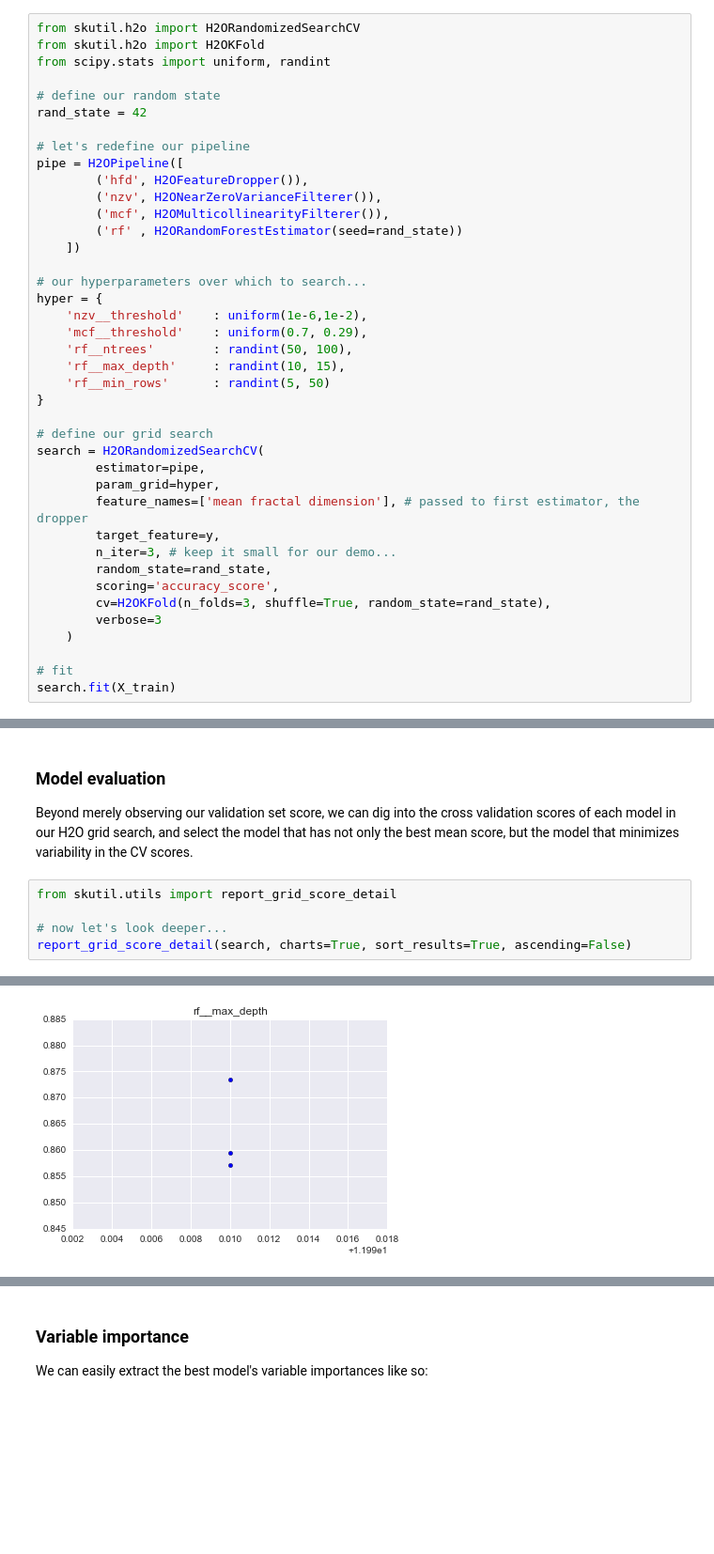
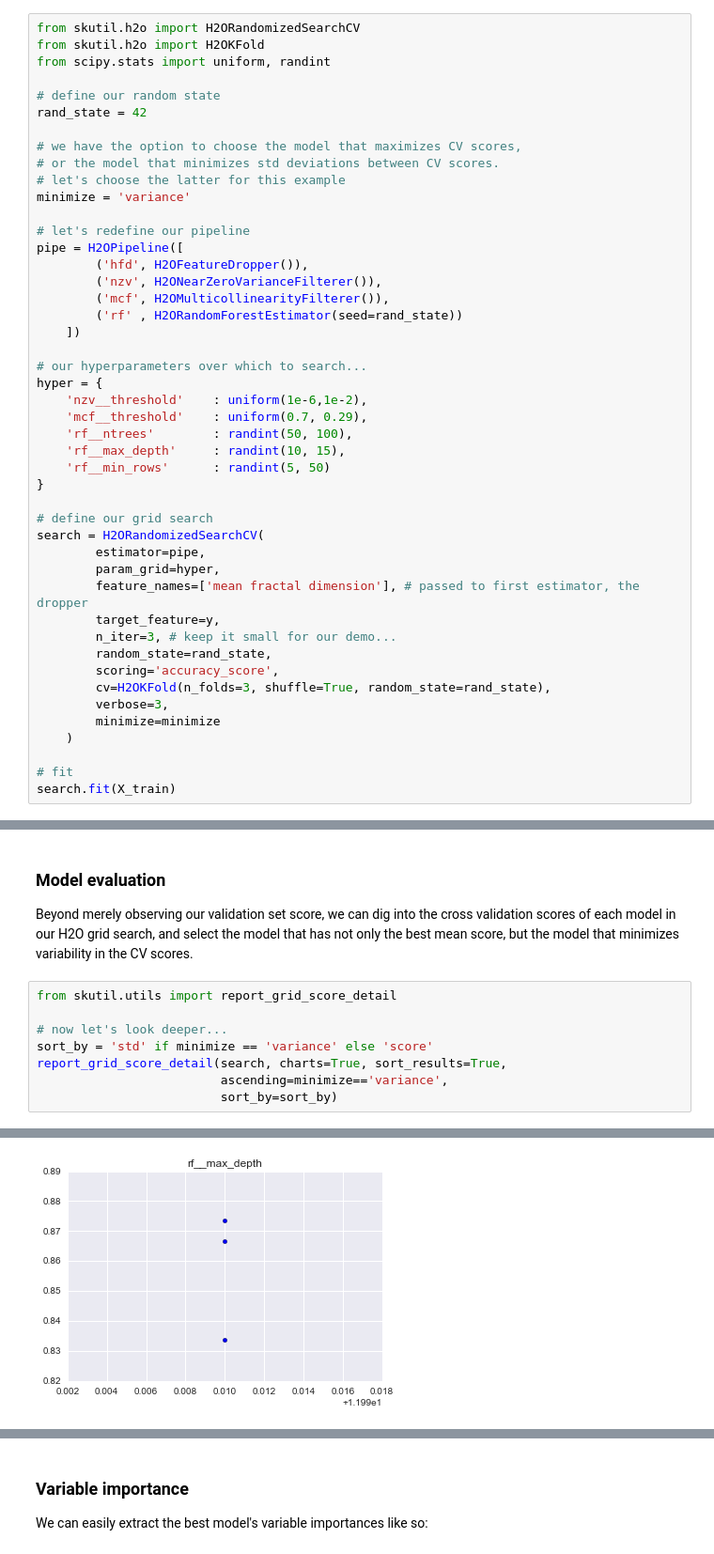
Before and after one commit to tgsmith61591/skutil, a Jupyter notebook: doc/examples/h2o/h2o_example.ipynb, the cells around one changed output, grey strips where cells are left out. Shown at 94% size. Saved outputs shown, nothing was run; the diff lists cells and outputs as text; blank space fills up the shorter version.

Commit message:
[ci skip] updated h2o example

```diff
--- a/doc/examples/h2o/h2o_example.ipynb
+++ b/doc/examples/h2o/h2o_example.ipynb
@@ -310,6 +311,11 @@ from scipy.stats import uniform, randint
 
 # define our random state
 rand_state = 42
+
+# we have the option to choose the model that maximizes CV scores,
+# or the model that minimizes std deviations between CV scores.
+# let's choose the latter for this example
+minimize = 'variance'
 
 # let's redefine our pipeline
 pipe = H2OPipeline([
@@ -338,7 +344,8 @@ search = H2ORandomizedSearchCV(
         random_state=rand_state,
         scoring='accuracy_score',
         cv=H2OKFold(n_folds=3, shuffle=True, random_state=rand_state),
-        verbose=3
+        verbose=3,
+        minimize=minimize
     )
 
 # fit
@@ -375,5 +382,8 @@ Beyond merely observing our validation set score, we can dig into the cross vali
 from skutil.utils import report_grid_score_detail
 
 # now let's look deeper...
-report_grid_score_detail(search, charts=True, sort_results=True, ascending=False)
+sort_by = 'std' if minimize == 'variance' else 'score'
+report_grid_score_detail(search, charts=True, sort_results=True,
+                         ascending=minimize=='variance',
+                         sort_by=sort_by)
 # %% [output]
@@ -382 +392 @@ report_grid_score_detail(search, charts=True, sort_results=True, ascending=False
-[figure, old version]
+[figure, new version]
```
Also changed, not shown: parts of 11 cells of this notebook.
